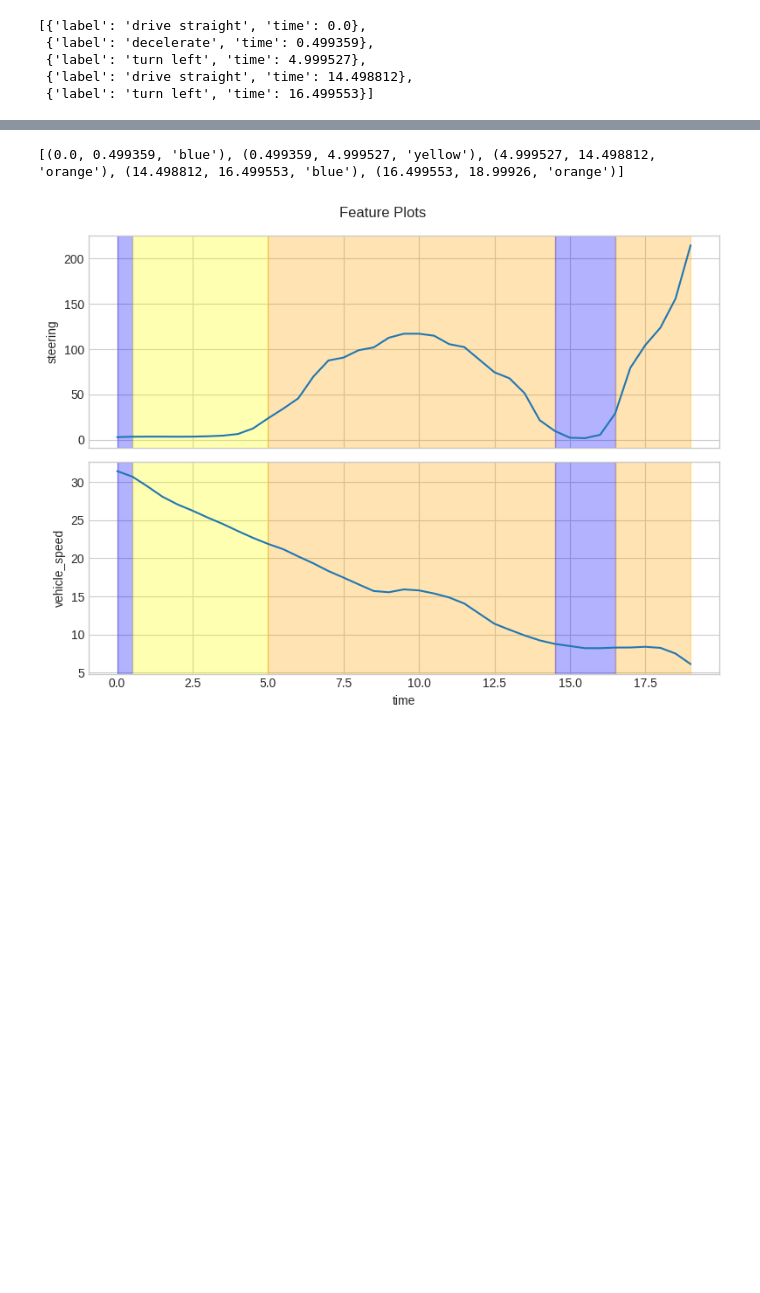
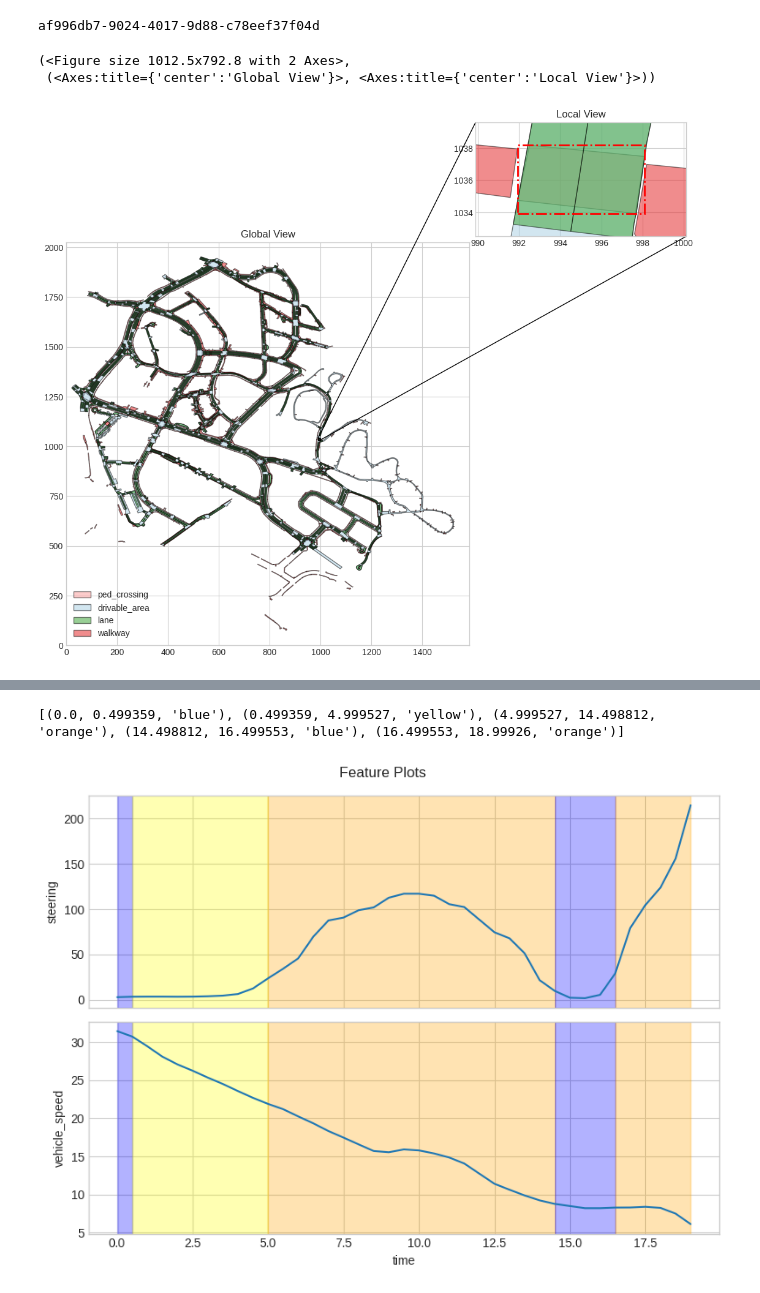
Before and after one commit to muyangyan/nuscenes_action_segmentation, a Jupyter notebook: action_segmentation_primitive.ipynb, the cells around one changed output, grey strips where cells are left out. Drawn from its saved outputs; the diff is of its cells as text; code cells hidden in the pictures; blank space fills up the shorter version.

```diff
--- a/action_segmentation_primitive.ipynb
+++ b/action_segmentation_primitive.ipynb
@@ -48,47 +35,10 @@ for d in data:
-# %%
-straight_threshhold = 20 # degree deadband for driving straight
-coast_threshhold = 0.5 # km/h deadband for driving at constant speed
-stop_threshhold = 0.05 #km/h threshhold for being stopped
-
-# actually segment actions
-actions = []
-def change_action(action, time):
-    if not actions or actions[len(actions)-1]['label'] != action:
-        actions.append({'label':action, 'time':time})
-
-
-last_speed = data[0]['vehicle_speed']
-for d in data:
-    action = 'none'
-    speed = d['vehicle_speed']
-    steer = d['steering']
-    time = d['time']
-
-    acceleration = speed - last_speed
-
-    if speed < stop_threshhold:
-        action = 'stop'
-    else:
-        if abs(steer) < straight_threshhold:
-            if abs(acceleration) < coast_threshhold:
-                action = 'drive straight'
-            elif acceleration > 0:
-                action = 'accelerate'
-            elif acceleration < 0:
-                action = 'decelerate'
-        elif steer > 0:
-            action = 'turn left'
-        elif steer < 0:
-            action = 'turn right'
-
-    last_speed = speed
-
-    change_action(action, time)
-
-actions
-# %% [output]
-[{'label': 'drive straight', 'time': 0.0},
- {'label': 'decelerate', 'time': 0.499359},
- {'label': 'turn left', 'time': 4.999527},
- {'label': 'drive straight', 'time': 14.498812},
- {'label': 'turn left', 'time': 16.499553}]
+# %%
+map_records = nusc_map.get_records_in_radius(1000,1000,100,layers,mode='intersect')
+record = map_records['ped_crossing'][0]
+print(record)
+nusc_map.render_record('ped_crossing', record)
+# %% [output]
+af996db7-9024-4017-9d88-c78eef37f04d
+(<Figure size 1012.5x792.8 with 2 Axes>,
+ (<Axes:title={'center':'Global View'}>, <Axes:title={'center':'Local View'}>))
+[figure, added]
```
Also changed, not shown: parts of 5 cells of this notebook, 1 other file.
